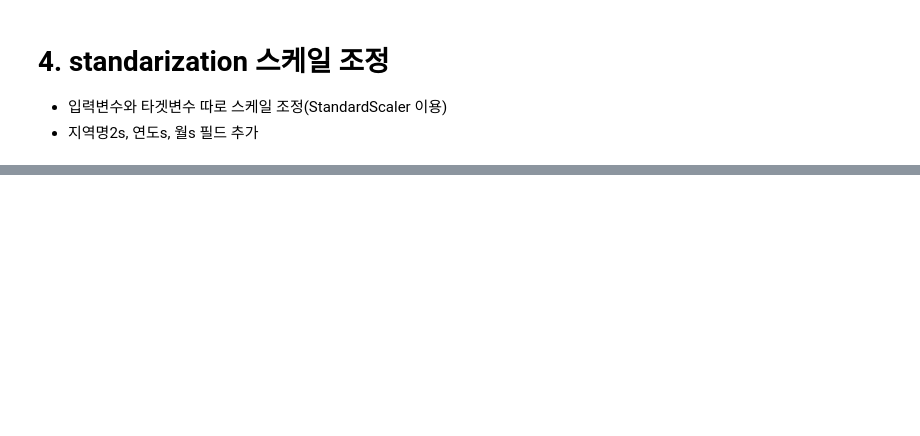
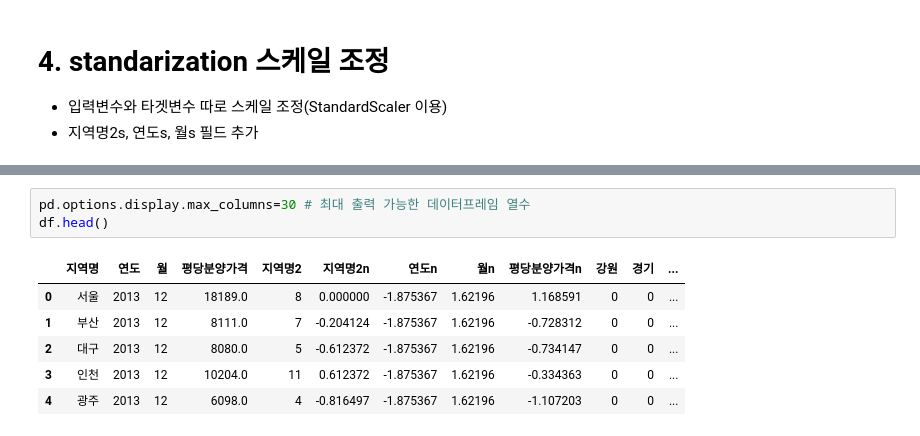
Before and after one commit to jangsh4752/ai_x, a Jupyter notebook: source/05_DeepLearning/연습문제(라벨인코딩_스케일조정).ipynb, the cells around one changed output, grey strips where cells are left out. Cells and saved outputs as stored; diff of their text form; blank space fills up the shorter version.

```diff
--- a/source/05_DeepLearning/연습문제(라벨인코딩_스케일조정).ipynb
+++ b/source/05_DeepLearning/연습문제(라벨인코딩_스케일조정).ipynb
@@ -41,0 +134,10 @@ df.head()
+# %%
+pd.options.display.max_columns=30 # 최대 출력 가능한 데이터프레임 열수
+df.head()
+# %% [output]
+|  | 지역명 | 연도 | 월 | 평당분양가격 | 지역명2 | 지역명2n | 연도n | 월n | 평당분양가격n | 강원 | 경기 | ... |
+| 0 | 서울 | 2013 | 12 | 18189.0 | 8 | 0.000000 | -1.875367 | 1.62196 | 1.168591 | 0 | 0 | ... |
+| 1 | 부산 | 2013 | 12 | 8111.0 | 7 | -0.204124 | -1.875367 | 1.62196 | -0.728312 | 0 | 0 | ... |
+| 2 | 대구 | 2013 | 12 | 8080.0 | 5 | -0.612372 | -1.875367 | 1.62196 | -0.734147 | 0 | 0 | ... |
+| 3 | 인천 | 2013 | 12 | 10204.0 | 11 | 0.612372 | -1.875367 | 1.62196 | -0.334363 | 0 | 0 | ... |
+| 4 | 광주 | 2013 | 12 | 6098.0 | 4 | -0.816497 | -1.875367 | 1.62196 | -1.107203 | 0 | 0 | ... |
```
Also changed, not shown: parts of 9 cells of this notebook, 11 other files.
